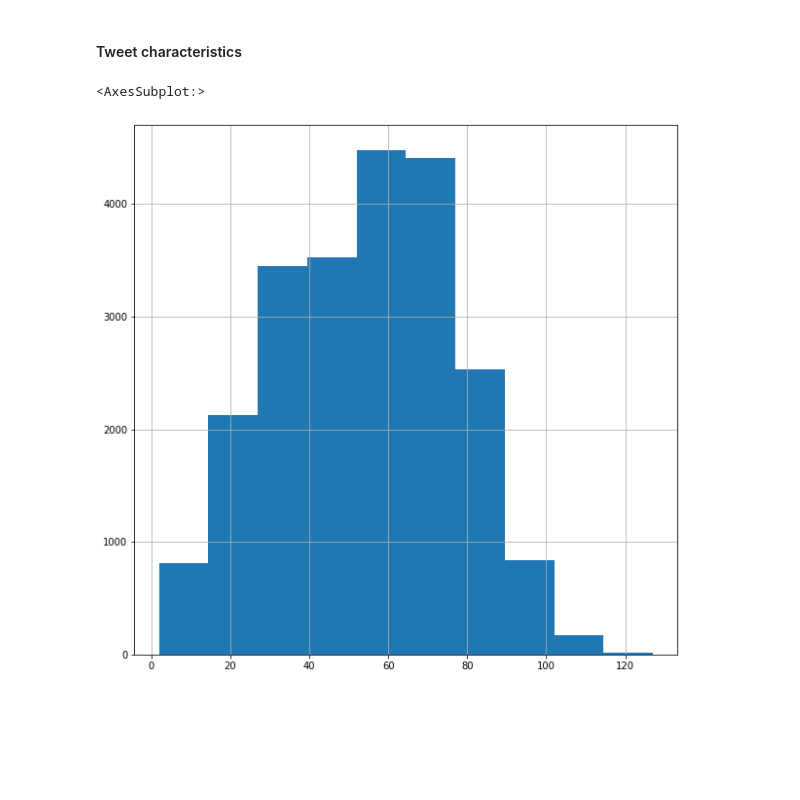
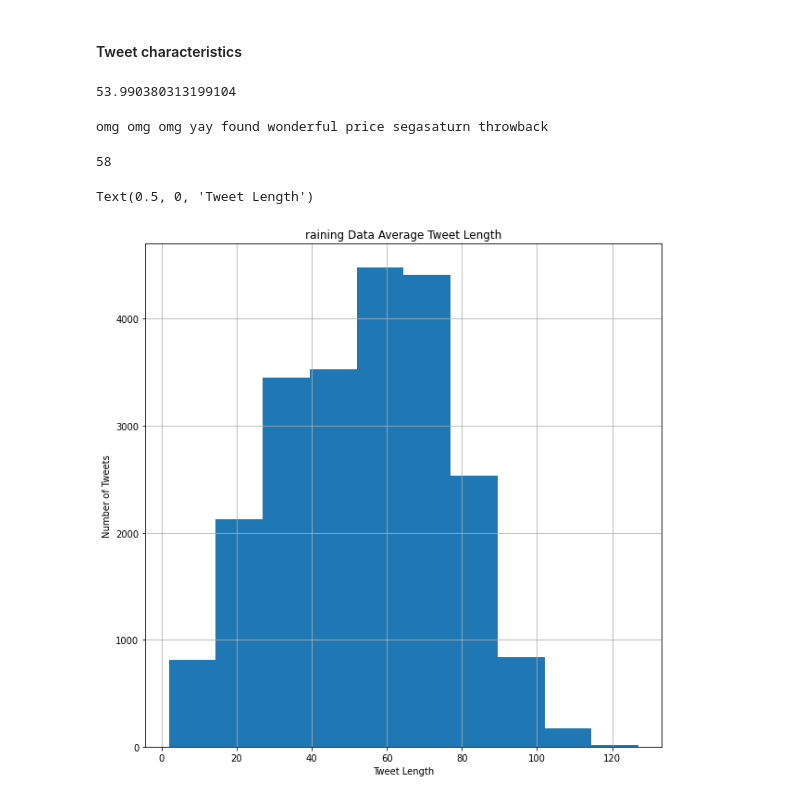
Before and after one commit to natalie-ayers/life_cycle_of_hate_speech, a Jupyter notebook: exploratory_data_analysis.ipynb, the cells around one changed output. Cells and saved outputs as stored; diff of their text form; code cells hidden in the pictures; blank space fills up the shorter version.

```diff
--- a/exploratory_data_analysis.ipynb
+++ b/exploratory_data_analysis.ipynb
@@ -54,10 +55,25 @@ plt.show()
 [figure]
 # %% [markdown]
 #### Tweet characteristics
+# %%
+# average tweet length
+np.mean(train_df['clean_tweet'].str.len())
+# %% [output]
+53.990380313199104
+# %%
+print(train_df['clean_tweet'][0])
+len(train_df['clean_tweet'][0])
+# %% [output]
+omg omg omg yay found wonderful price segasaturn throwback
+58
 # %%
 fig, axs = plt.subplots(1,1 , figsize=(10,10))
 
+
 train_df['clean_tweet'].str.len().hist()
+axs.set_title("raining Data Average Tweet Length")
+axs.set_ylabel("Number of Tweets")
+axs.set_xlabel("Tweet Length")
 # %% [output]
-<AxesSubplot:>
+Text(0.5, 0, 'Tweet Length')
-[figure, old version]
+[figure, new version]
```
Also changed, not shown: parts of 2 cells of this notebook, 2 other files.
